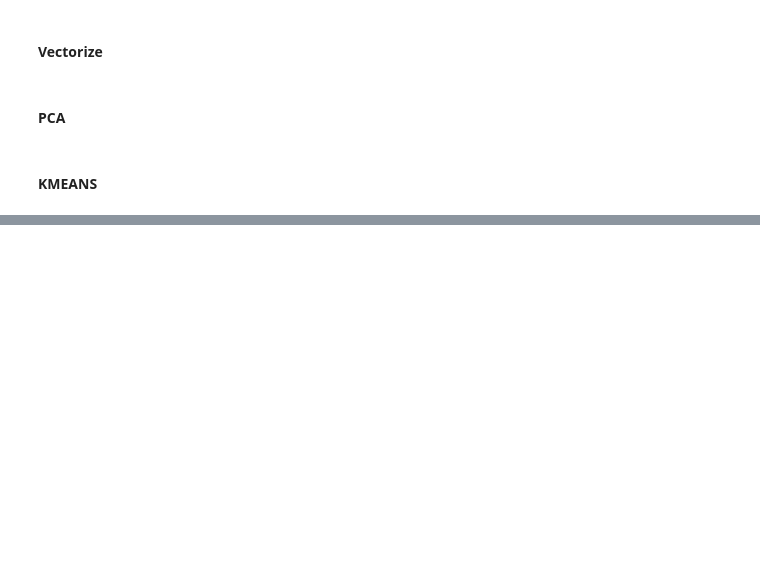
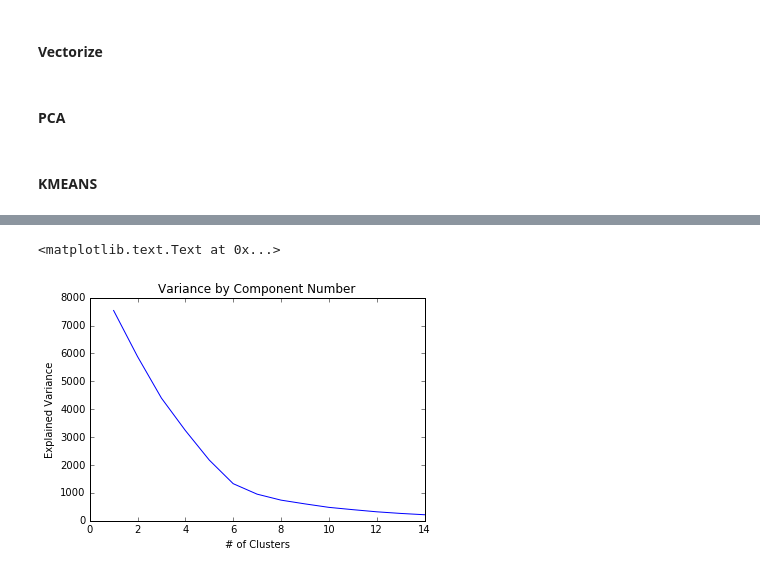
Before and after one commit to elrazia/rap_lyrics, a Jupyter notebook: notebooks/cleanedup_model.ipynb, the cells around one changed output, grey strips where cells are left out. Cells and saved outputs as stored; diff of their text form; code cells hidden in the pictures; blank space fills up the shorter version.

```diff
--- a/notebooks/cleanedup_model.ipynb
+++ b/notebooks/cleanedup_model.ipynb
@@ -37,5 +67,5 @@ from sklearn.feature_extraction.text import TfidfVectorizer
 # %%
-Tvectorizer = TfidfVectorizer(analyzer=text_process, min_df=.01, max_df=1000, max_features=10000)
+Tvectorizer = TfidfVectorizer(analyzer=text_process, min_df=.01, max_df=1000, max_features=20000)
 # %%
 tfidf = Tvectorizer.fit_transform(ten_frame['lyrics'])
 # %%
@@ -72,0 +185,40 @@ plt.plot(range(1,15),n_inertia)
+# %%
+n_inertia10 = []
+for i in range(1,15):
+    km = KMeans(n_clusters = i, init = 'k-means++', n_init=25, n_jobs=-1)
+    kmeans_pca_array = km.fit_transform(principal10)
+    pca_clusters_array = km.predict(principal10)
+    inertia = km.inertia_
+    n_inertia10.append(inertia)
+
+n_inertia00 = []
+for i in range(1,15):
+    km = KMeans(n_clusters = i, init = 'k-means++', n_init=25, n_jobs=-1)
+    kmeans_pca_array = km.fit_transform(principal00)
+    pca_clusters_array = km.predict(principal00)
+    inertia = km.inertia_
+    n_inertia00.append(inertia)
+
+n_inertia90 = []
+for i in range(1,15):
+    km = KMeans(n_clusters = i, init = 'k-means++', n_init=25, n_jobs=-1)
+    kmeans_pca_array = km.fit_transform(principal90)
+    pca_clusters_array = km.predict(principal90)
+    inertia = km.inertia_
+    n_inertia90.append(inertia)
+
+n_inertia80 = []
+for i in range(1,15):
+    km = KMeans(n_clusters = i, init = 'k-means++', n_init=25, n_jobs=-1)
+    kmeans_pca_array = km.fit_transform(principal80)
+    pca_clusters_array = km.predict(principal80)
+    inertia = km.inertia_
+    n_inertia80.append(inertia)
+# %%
+plt.plot(range(1,15),n_inertia80)
+plt.xlabel('# of Clusters')
+plt.ylabel('Explained Variance')
+plt.title('Variance by Component Number')
+# %% [output]
+<matplotlib.text.Text at 0x...>
+[figure, added]
```
Also changed, not shown: parts of 32 cells of this notebook, 4 other files.
